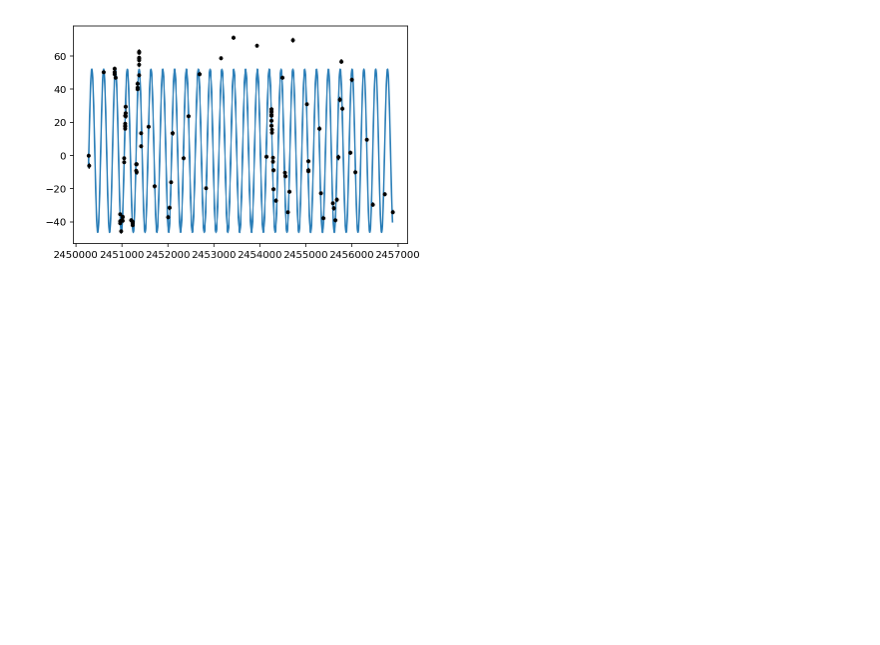
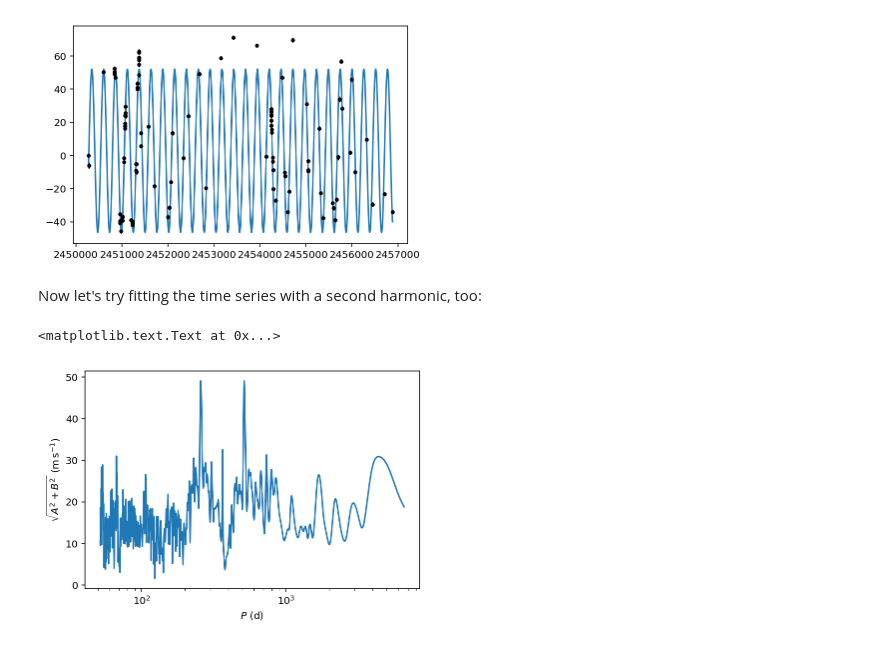
Before and after one commit to afcarl/pgram-example, a Jupyter notebook: Pgram.ipynb, the cells around one changed output. Drawn from its saved outputs; the diff is of its cells as text; code cells hidden in the pictures; blank space fills up the shorter version.

Commit message:
Added option of additional harmonics to pgram.

```diff
--- a/Pgram.ipynb
+++ b/Pgram.ipynb
@@ -50,3 +50,21 @@ errorbar(data[:,0], data[:,1], data[:,2], fmt='.', color='k')
 # %% [output]
 <Container object of 3 artists>
 [figure]
+# %% [markdown]
+Now let's try fitting the time series with a second harmonic, too:
+# %%
+params, rsss = zip(*[pgram(data[:,0], data[:,1], data[:,2], P, nharmonics=2) for P in Ps])
+mus, A1s, A2s, B1s, B2s = zip(*params)
+A1s = array(A1s)
+A2s = array(A2s)
+B1s = array(B1s)
+B2s = array(B2s)
+rsss = array(rsss)
+# %%
+plot(Ps, sqrt(A1s*A1s + A2s*A2s + B1s*B1s + B2s*B2s))
+xscale('log')
+xlabel(r'$P$ ($\mathrm{d}$)')
+ylabel(r'$\sqrt{A^2 + B^2}$ ($\mathrm{m} \, \mathrm{s}^{-1}$)')
+# %% [output]
+<matplotlib.text.Text at 0x...>
+[figure, added]
```
Also changed, not shown: parts of 3 cells of this notebook, 1 other file.
